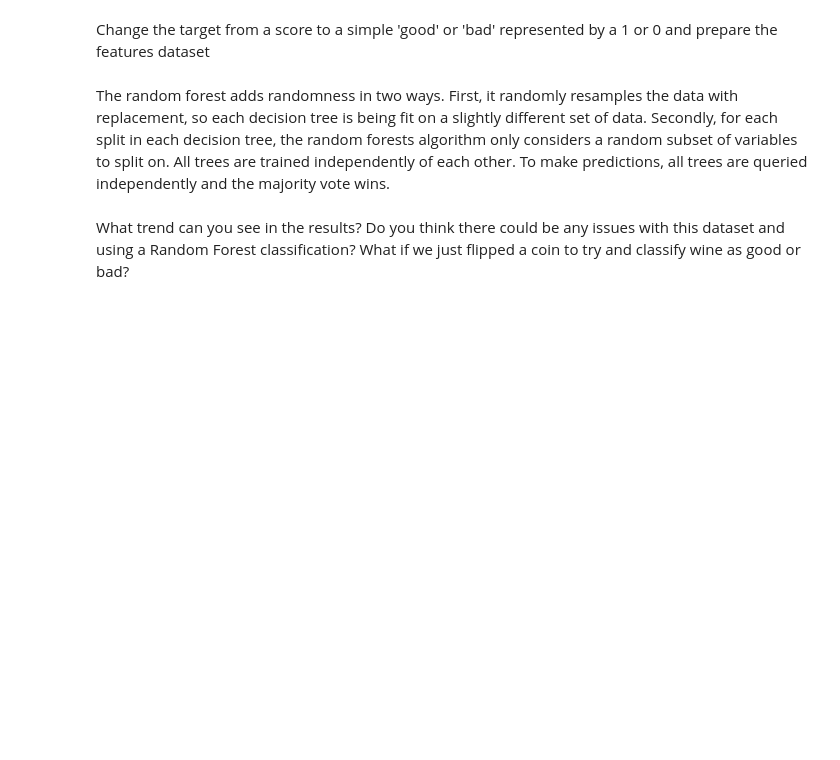
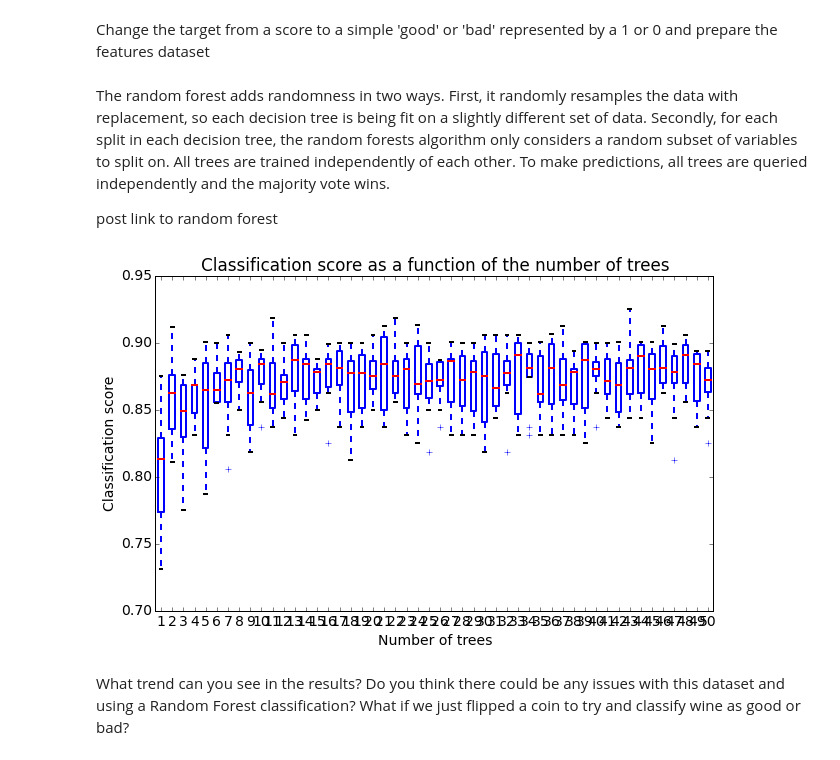
Before and after one commit to dimagalat/CSCI-E-81, a Jupyter notebook: labs/Section7.ipynb, the cells around one changed output. Saved outputs shown, nothing was run; the diff lists cells and outputs as text; code cells hidden in the pictures; blank space fills up the shorter version.

```diff
--- a/labs/Section7.ipynb
+++ b/labs/Section7.ipynb
@@ -230,22 +256,26 @@ Y = np.array([1 if y>=7 else 0 for y in Y])
 X = df.as_matrix()
 # %% [markdown]
 The random forest adds randomness in two ways. First, it randomly resamples the data with replacement, so each decision tree is being fit on a slightly different set of data. Secondly, for each split in each decision tree, the random forests algorithm only considers a random subset of variables to split on. All trees are trained independently of each other. To make predictions, all trees are queried independently and the majority vote wins.
+
+post link to random forest
 # %%
 from sklearn.ensemble import RandomForestClassifier
 from sklearn.cross_validation import cross_val_score
 
 scores = []
 
-for ne in range(1,11):
+for ne in range(1,51):
     clf = RandomForestClassifier(n_estimators = ne)
     score_list = cross_val_score(clf, X, Y, cv=10)
     scores.append(score_list)
 
 plt.boxplot(scores)
 plt.xlabel('Number of trees')
 plt.ylabel('Classification score')
 plt.title('Classification score as a function of the number of trees')
 plt.show()
+# %% [output]
+[figure, added]
 # %% [markdown]
 What trend can you see in the results? Do you think there could be any issues with this dataset and using a Random Forest classification?  What if we just flipped a coin to try and classify wine as good or bad?
 # %%
```
Also changed, not shown: parts of 14 cells of this notebook, 2 other files.
